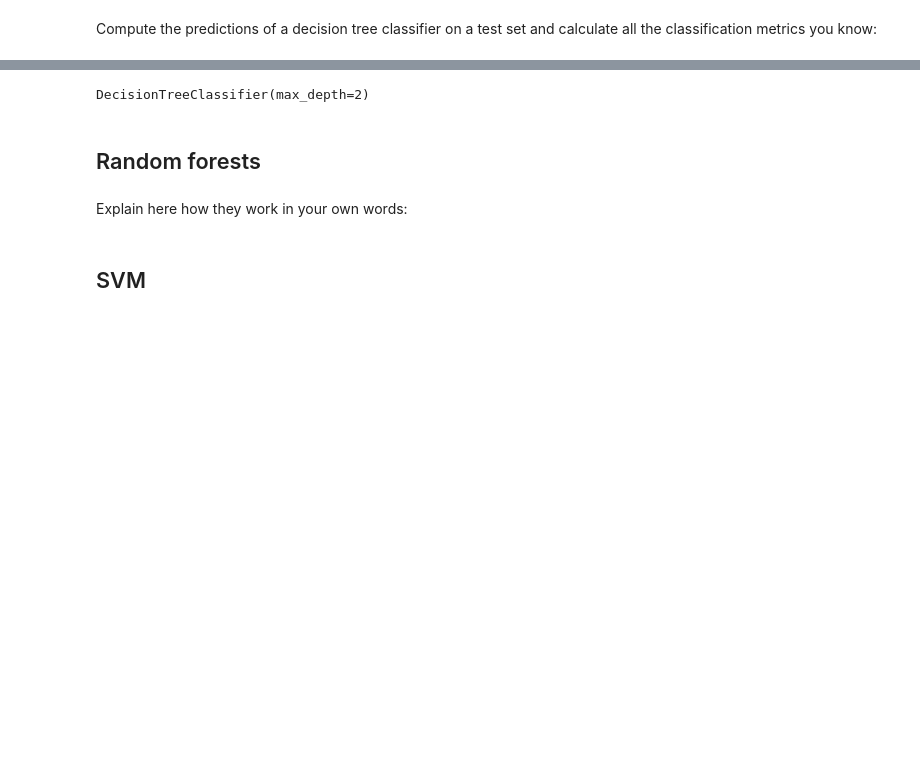
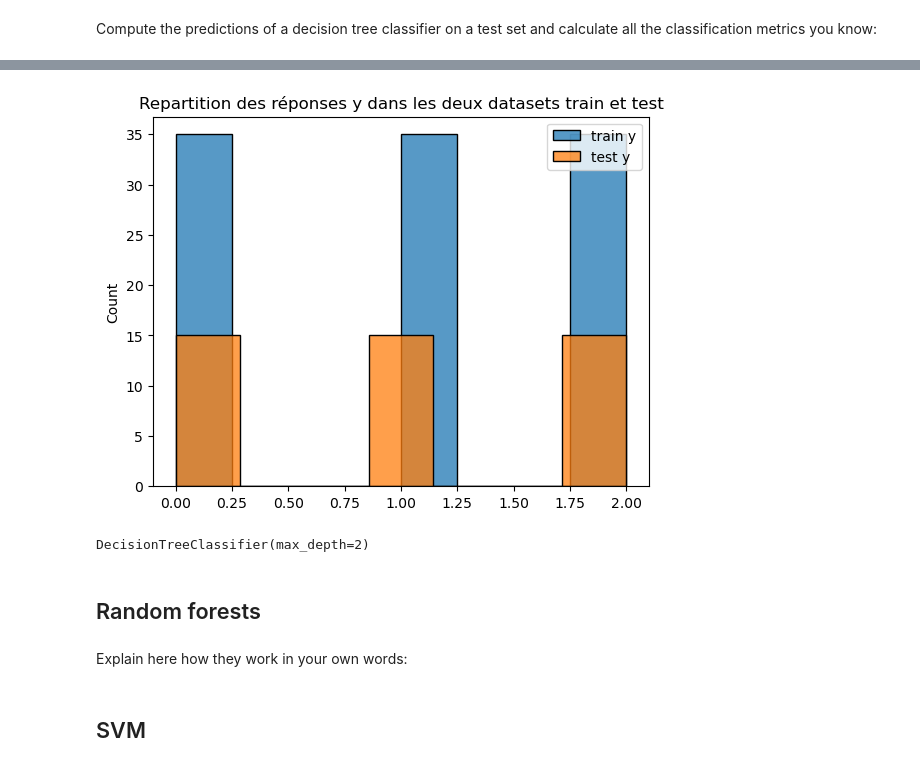
Before and after one commit to LexouLam/ML3, a Jupyter notebook: notebook/A1_ML3.1 - Algorithms Kit Eleve.ipynb, the cells around one changed output, grey strips where cells are left out. Saved outputs shown, nothing was run; the diff lists cells and outputs as text; code cells hidden in the pictures; blank space fills up the shorter version.

```diff
--- a/notebook/A1_ML3.1 - Algorithms Kit Eleve.ipynb
+++ b/notebook/A1_ML3.1 - Algorithms Kit Eleve.ipynb
@@ -82,3 +122,17 @@ Compute the predictions of a decision tree classifier on a test set and calculat
+# %%
+# split in train and test set
+from sklearn.model_selection import train_test_split
+
+
+X_train, X_test, y_train, y_test = train_test_split(X_norm, y, test_size=0.3, random_state=42, stratify=y)
+
+sns.histplot(y_train, label='train y')
+sns.histplot(y_test, label="test y")
+plt.legend()
+plt.title('Repartition des réponses y dans les deux datasets train et test')
+plt.show()
+# %% [output]
+[figure, added]
 # %%
 # fit classifier with max_depth=2
 # %% [output]
```
Also changed, not shown: parts of 12 cells of this notebook, 2 other files.
